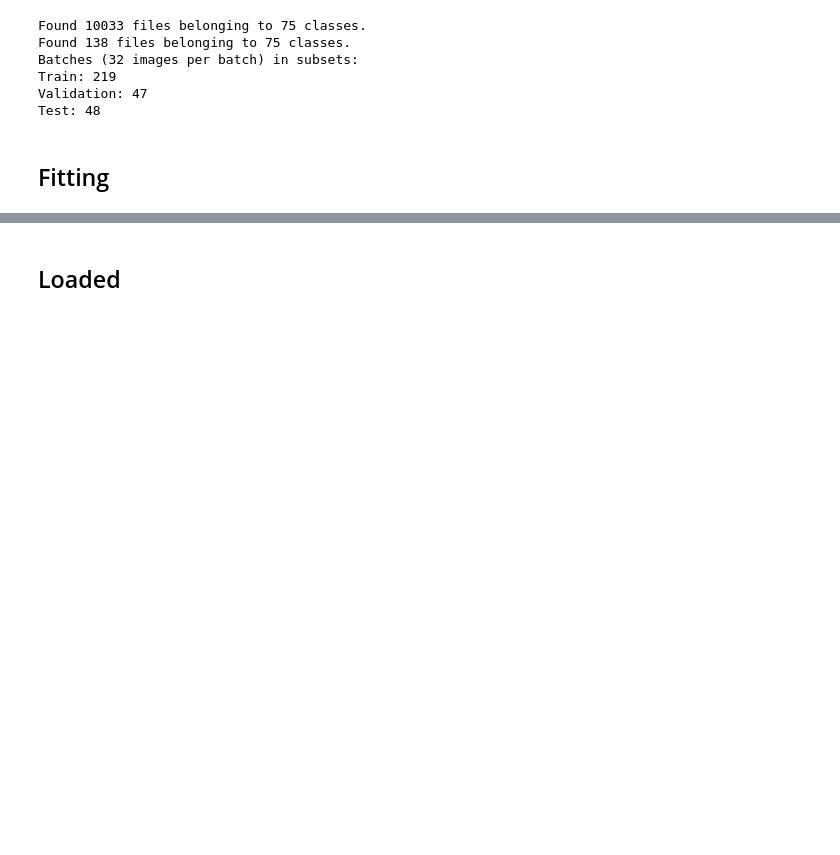
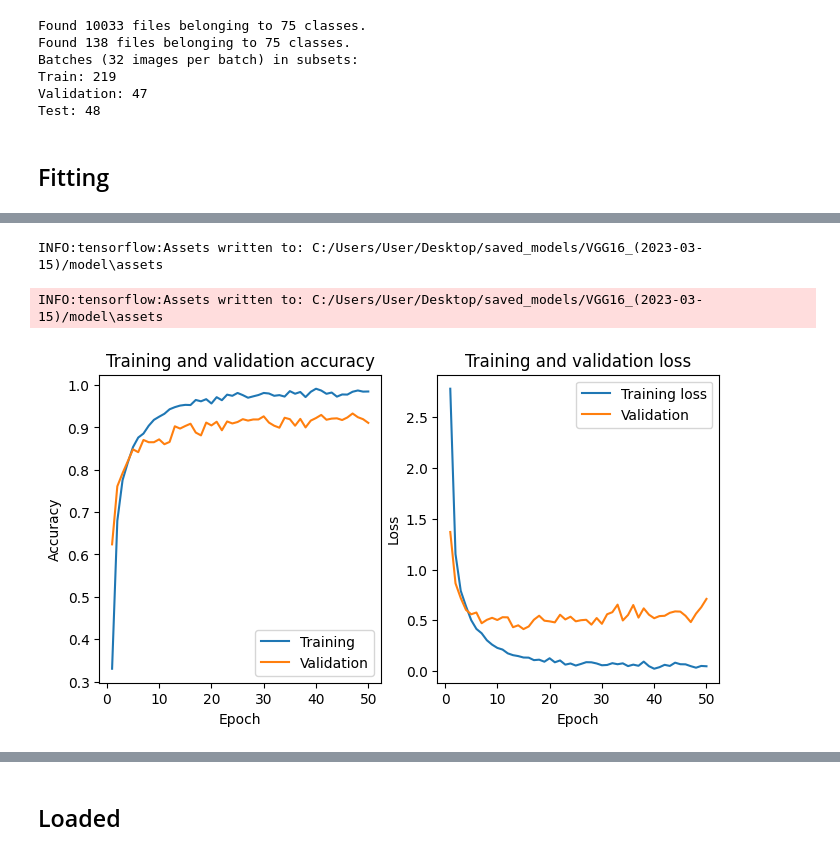
Before and after one commit to d-rogalski/MasterThesis, a Jupyter notebook: main_notebook.ipynb, the cells around one changed output, grey strips where cells are left out. Saved outputs shown, nothing was run; the diff lists cells and outputs as text; code cells hidden in the pictures; blank space fills up the shorter version.

```diff
--- a/main_notebook.ipynb
+++ b/main_notebook.ipynb
@@ -67,9 +67,9 @@ Test: 48
 ## Fitting
 # %%
 # Constructing a model
-name = 'VGG19'
+name = 'VGG16'
 # Loading pretrained convolutional layers of the model
-pretrained = tf.keras.applications.VGG19(
+pretrained = tf.keras.applications.VGG16(
     include_top=False,
     weights='imagenet',
     input_shape=(*IMG_SIZE, 3),
@@ -83,8 +83,10 @@ for layer in pretrained.layers:
 # Creating the model - adding fully connected layers on top of model
 model = tf.keras.models.Sequential(name=name)
 model.add(pretrained)
-model.add(tf.keras.layers.Dense(2048, activation='relu'))
-model.add(tf.keras.layers.Dense(1024, activation='relu'))
+model.add(tf.keras.layers.Dense(4096, activation='relu'))
+model.add(tf.keras.layers.Dropout(rate=0.5, seed=SEED))
+model.add(tf.keras.layers.Dense(4096, activation='relu'))
+model.add(tf.keras.layers.Dropout(rate=0.5, seed=2*SEED))
 model.add(tf.keras.layers.Dense(no_classes, activation='softmax'))
 
 # Compilation
@@ -114,0 +118,30 @@ Epoch 1/50
+# %%
+train_ds = train_ds.cache().prefetch(buffer_size=tf.data.AUTOTUNE)
+valid_ds = valid_ds.cache().prefetch(buffer_size=tf.data.AUTOTUNE)
+
+training_date = date.today()
+model_dir_name = f'{model.name}_({training_date})_'
+ctr = [p.name[:-1] for p in pathlib.Path(FPATH).glob('*')].count(model_dir_name)
+model_dir_name += str(ctr)
+
+callbacks = [
+    tf.keras.callbacks.ModelCheckpoint(
+        f'{FPATH}/{model_dir_name}/model',
+        monitor='val_acc',
+        save_best_only=True
+    )
+]
+
+t0 = time()
+
+history = model.fit(
+    train_ds,
+    batch_size=BATCH_SIZE,
+    epochs=EPOCHS,
+    validation_data=valid_ds,
+    steps_per_epoch=len(train_ds),
+    validation_steps=len(valid_ds),
+    callbacks=callbacks
+)
+
+training_time = time() - t0
@@ -115,6 +166,7 @@ Epoch 1/50
 # %%
-model.save(f'{FPATH}/{model.name}_({training_date})/model')
+model.save(f'{FPATH}/{model_dir_name}/model')
 
 tf_utils.plot_history(history)
 
-json.dump(history.history, open(f'{FPATH}/{model.name}_({training_date})/history.json', 'w'))
+json.dump(history.history, open(f'{FPATH}/{model_dir_name}/history.json', 'w'))
+# %% [output]
@@ -121,3 +174,6 @@ json.dump(history.history, open(f'{FPATH}/{model.name}_({training_date})/history
+INFO:tensorflow:Assets written to: C:/Users/User/Desktop/saved_models/VGG16_(2023-03-15)/model\assets
+INFO:tensorflow:Assets written to: C:/Users/User/Desktop/saved_models/VGG16_(2023-03-15)/model\assets
+[figure, added]
 # %%
 test_loss, test_accuracy = model.evaluate(test_ds)
 print('Kaggle set evaluation: ')
```
Also changed, not shown: parts of 10 cells of this notebook.
